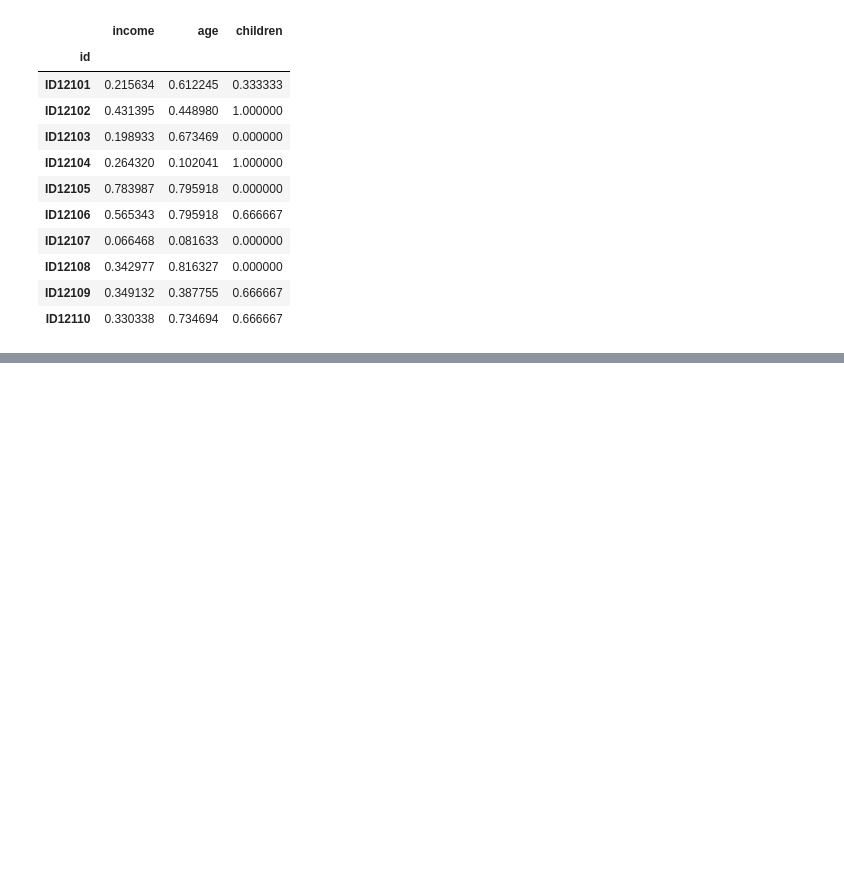
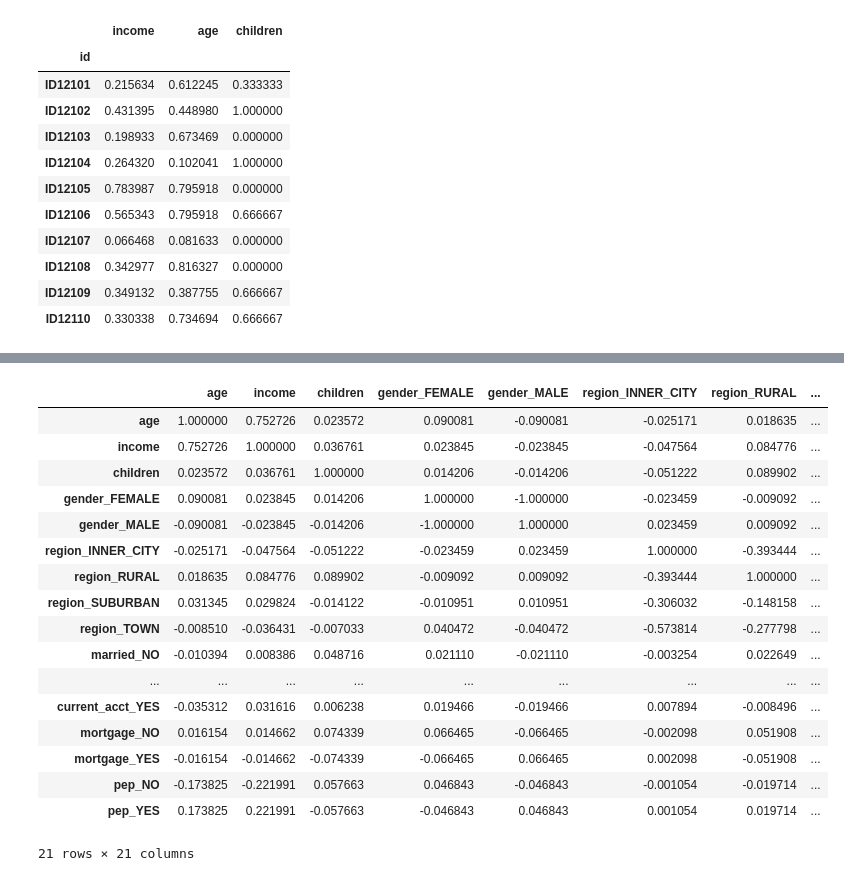
Before and after one commit to MickeyGeorge/dsc478, a Jupyter notebook: Assignment1/MichaelJanke_Assignment1.ipynb, the cells around one changed output, grey strips where cells are left out. Saved outputs shown, nothing was run; the diff lists cells and outputs as text; code cells hidden in the pictures; blank space fills up the shorter version.

```diff
--- a/Assignment1/MichaelJanke_Assignment1.ipynb
+++ b/Assignment1/MichaelJanke_Assignment1.ipynb
@@ -295,0 +298,7 @@ dtype: float64
+# %%
+## 6.
+
+## Due to the error experienced in #5, I applied the binary dummy variable conversion first
+
+bank_bin = pd.get_dummies(bank_df)
+bank_bin.head(10)
@@ -295,0 +319,5 @@ dtype: float64
+# %%
+## Then applied the min-max normalization
+
+bank_bin_norm = (bank_bin - bank_bin.min()) / (bank_bin.max()-bank_bin.min())
+bank_bin_norm.head(10)
@@ -295,0 +342,26 @@ dtype: float64
+# %%
+## 7.
+
+## output as a csv for readability
+## bank_bin_norm.corr().to_csv("bank_corr.csv", float_format="%1.2f")
+
+bank_bin_norm.corr()
+# %% [output]
+|  | age | income | children | gender_FEMALE | gender_MALE | region_INNER_CITY | region_RURAL | ... |
+| age | 1.000000 | 0.752726 | 0.023572 | 0.090081 | -0.090081 | -0.025171 | 0.018635 | ... |
+| income | 0.752726 | 1.000000 | 0.036761 | 0.023845 | -0.023845 | -0.047564 | 0.084776 | ... |
+| children | 0.023572 | 0.036761 | 1.000000 | 0.014206 | -0.014206 | -0.051222 | 0.089902 | ... |
+| gender_FEMALE | 0.090081 | 0.023845 | 0.014206 | 1.000000 | -1.000000 | -0.023459 | -0.009092 | ... |
+| gender_MALE | -0.090081 | -0.023845 | -0.014206 | -1.000000 | 1.000000 | 0.023459 | 0.009092 | ... |
+| region_INNER_CITY | -0.025171 | -0.047564 | -0.051222 | -0.023459 | 0.023459 | 1.000000 | -0.393444 | ... |
+| region_RURAL | 0.018635 | 0.084776 | 0.089902 | -0.009092 | 0.009092 | -0.393444 | 1.000000 | ... |
+| region_SUBURBAN | 0.031345 | 0.029824 | -0.014122 | -0.010951 | 0.010951 | -0.306032 | -0.148158 | ... |
+| region_TOWN | -0.008510 | -0.036431 | -0.007033 | 0.040472 | -0.040472 | -0.573814 | -0.277798 | ... |
+| married_NO | -0.010394 | 0.008386 | 0.048716 | 0.021110 | -0.021110 | -0.003254 | 0.022649 | ... |
+| ... | ... | ... | ... | ... | ... | ... | ... | ... |
+| current_acct_YES | -0.035312 | 0.031616 | 0.006238 | 0.019466 | -0.019466 | 0.007894 | -0.008496 | ... |
+| mortgage_NO | 0.016154 | 0.014662 | 0.074339 | 0.066465 | -0.066465 | -0.002098 | 0.051908 | ... |
+| mortgage_YES | -0.016154 | -0.014662 | -0.074339 | -0.066465 | 0.066465 | 0.002098 | -0.051908 | ... |
+| pep_NO | -0.173825 | -0.221991 | 0.057663 | 0.046843 | -0.046843 | -0.001054 | -0.019714 | ... |
+| pep_YES | 0.173825 | 0.221991 | -0.057663 | -0.046843 | 0.046843 | 0.001054 | 0.019714 | ... |
+21 rows × 21 columns
```
Also changed, not shown: parts of 6 cells of this notebook, 2 other files.
